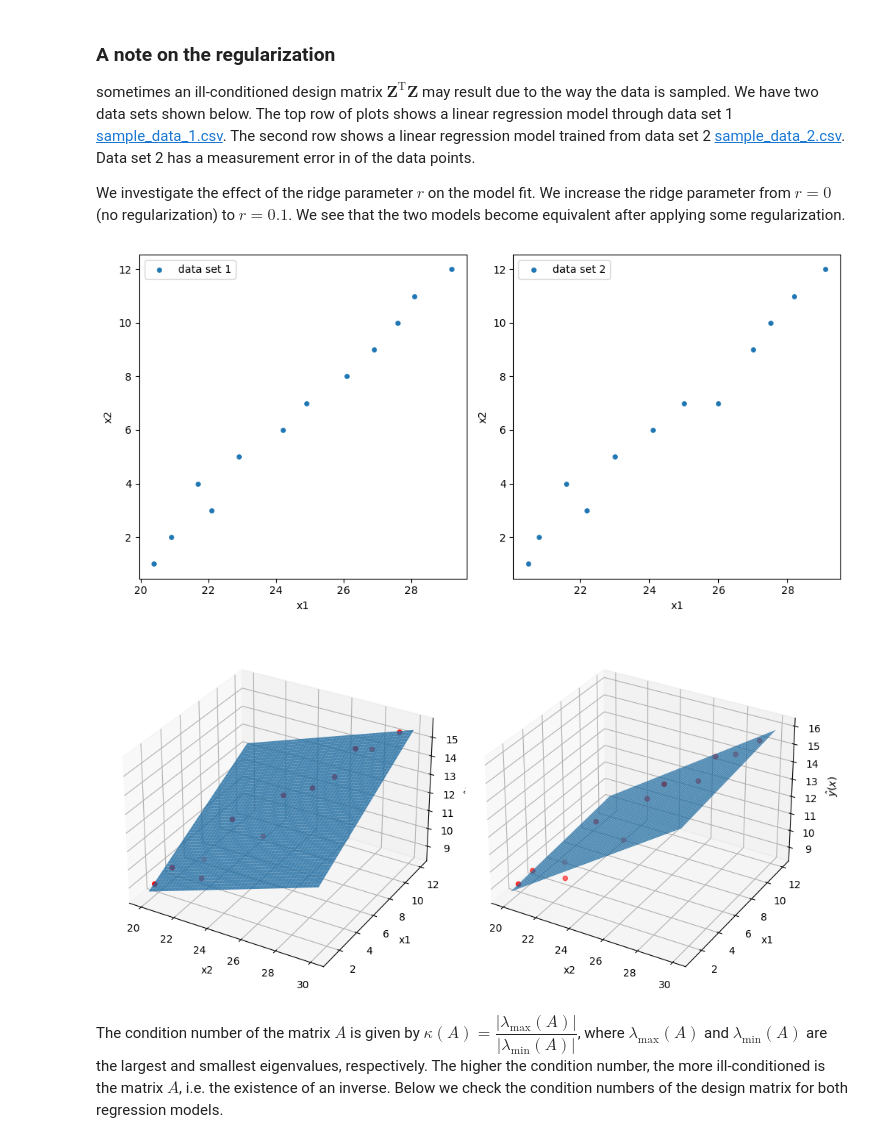
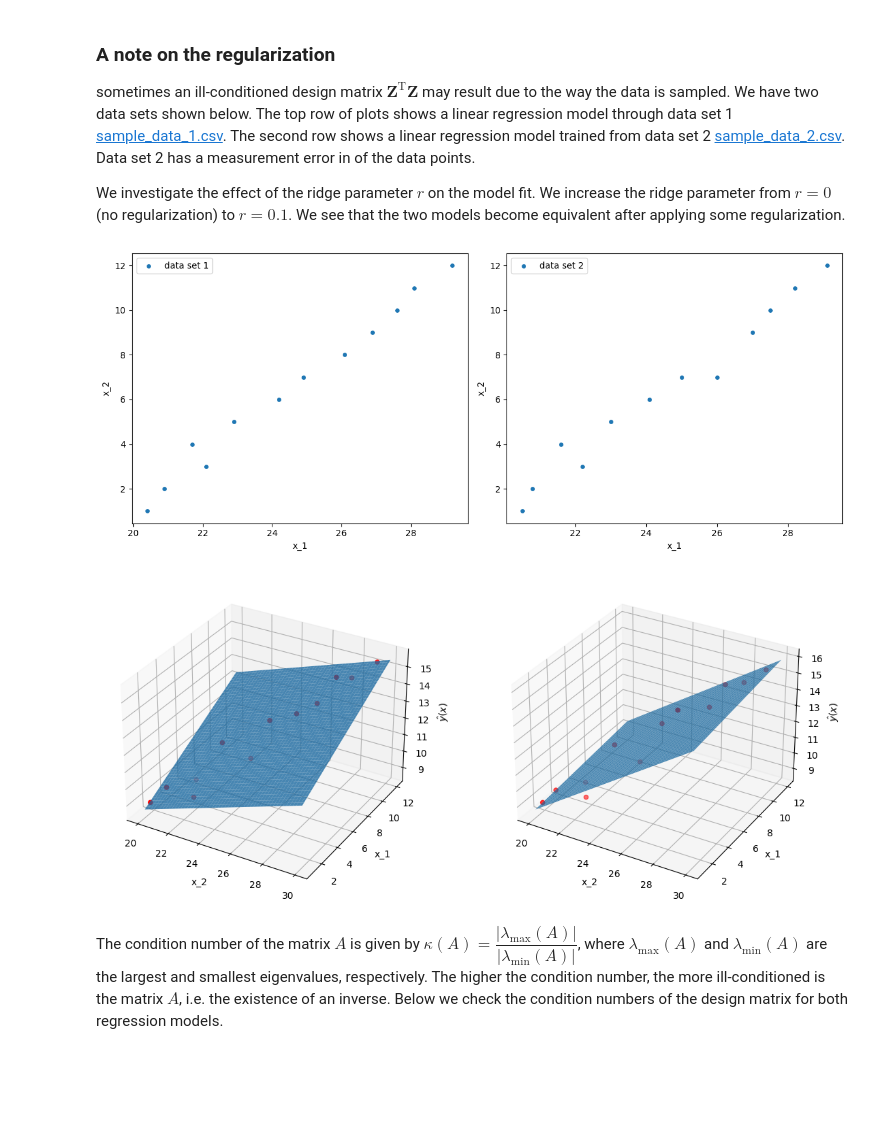
Before and after one commit to khbalhandawi/MECH559_notebooks, a Jupyter notebook: 3_data_fits/Model_fits_py.ipynb, the cells around one changed output. Saved outputs shown, nothing was run; the diff lists cells and outputs as text; code cells hidden in the pictures; blank space fills up the shorter version.

```diff
--- a/3_data_fits/Model_fits_py.ipynb
+++ b/3_data_fits/Model_fits_py.ipynb
@@ -212,40 +205,36 @@ We investigate the effect of the ridge parameter $r$ on the model fit. We increa
 # %%
 import pandas as pd
 
 # read the data sets
 data = pd.read_csv("sample_data_1.csv")
 X_data_1 = data.iloc[:,2:4].to_numpy()
 Y_data_1 = data.iloc[:,1:2].to_numpy()
 
 data = pd.read_csv("sample_data_2.csv")
 X_data_2 = data.iloc[:,2:4].to_numpy()
 Y_data_2 = data.iloc[:,1:2].to_numpy()
 
 # create a figure and a grid of subplots
-fig, axs = plt.subplots(nrows=1, ncols=2, figsize=(10, 5))
+fig, axs = plt.subplots(nrows=1, ncols=2, figsize=(12, 5))
 
 # scatter plot for data set 1
 axs[0].scatter(X_data_1[:,1], X_data_1[:,0], label = "data set 1", s=15)
-axs[0].set_xlabel("x1")
-axs[0].set_ylabel("x2")
+axs[0].set_xlabel("x_1")
+axs[0].set_ylabel("x_2")
 axs[0].legend()
 
 # scatter plot for data set 2
 axs[1].scatter(X_data_2[:,1], X_data_2[:,0], label = "data set 2", s=15)
-axs[1].set_xlabel("x1")
-axs[1].set_ylabel("x2")
+axs[1].set_xlabel("x_1")
+axs[1].set_ylabel("x_2")
 axs[1].legend()
 
 # display the figure with subplots
 plt.tight_layout()
 plt.show()
 # %% [output]
-[figure, old version]
+[figure, new version]
 # %%
-import numpy as np
-import matplotlib.pyplot as plt
-from mpl_toolkits.mplot3d import Axes3D
-
 # Parameters
 ridge = 0.01
 degree = 1
@@ -277,26 +266,26 @@ y_hat_1 = ls1.predict(X_predict_reg)
 y_hat_2 = ls2.predict(X_predict_reg)
 
 # Surface plot
-fig = plt.figure(figsize=(10, 5))
+fig = plt.figure(figsize=(12, 5))
 
 ax1 = fig.add_subplot(121, projection='3d')
 ax1.plot_surface(Y_reg, X_reg, y_hat_1.reshape(Y_reg.shape), alpha=0.8)
 ax1.scatter(X_data_1[:, 1], X_data_1[:, 0], Y_data_1, c='r', label="samples")
-ax1.set_xlabel("x2")
-ax1.set_ylabel("x1")
+ax1.set_xlabel("x_2")
+ax1.set_ylabel("x_1")
 ax1.set_zlabel("$\hat{y}(x)$")
 
 ax2 = fig.add_subplot(122, projection='3d')
 ax2.plot_surface(Y_reg, X_reg, y_hat_2.reshape(Y_reg.shape), alpha=0.8)
 ax2.scatter(X_data_2[:, 1], X_data_2[:, 0], Y_data_2, c='r', label="samples")
-ax2.set_xlabel("x2")
-ax2.set_ylabel("x1")
+ax2.set_xlabel("x_2")
+ax2.set_ylabel("x_1")
 ax2.set_zlabel("$\hat{y}(x)$")
 
 plt.tight_layout()
 plt.show()
 # %% [output]
-[figure, old version]
+[figure, new version]
 # %% [markdown]
 The condition number of the matrix $A$ is given by $\kappa(A) = \dfrac{\left|\lambda_\mathrm{max}(A)\right|}{\left|\lambda_\mathrm{min}(A)\right|}$, where $\lambda_\mathrm{max}(A)$ and $\lambda_\mathrm{min}(A)$ are the largest and smallest eigenvalues, respectively. The higher the condition number, the more ill-conditioned is the matrix $A$, i.e. the existence of an inverse. Below we check the condition numbers of the design matrix for both regression models.
 # %%
```
Also changed, not shown: parts of 18 cells of this notebook, 2 other files.
